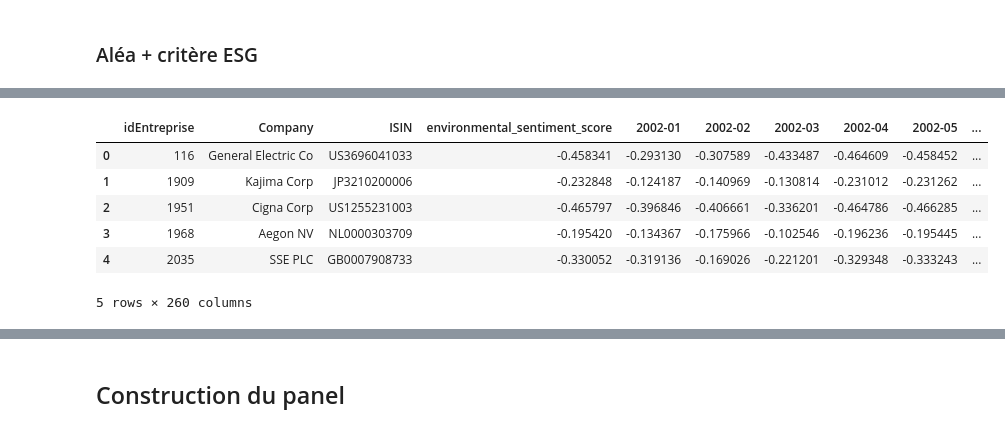
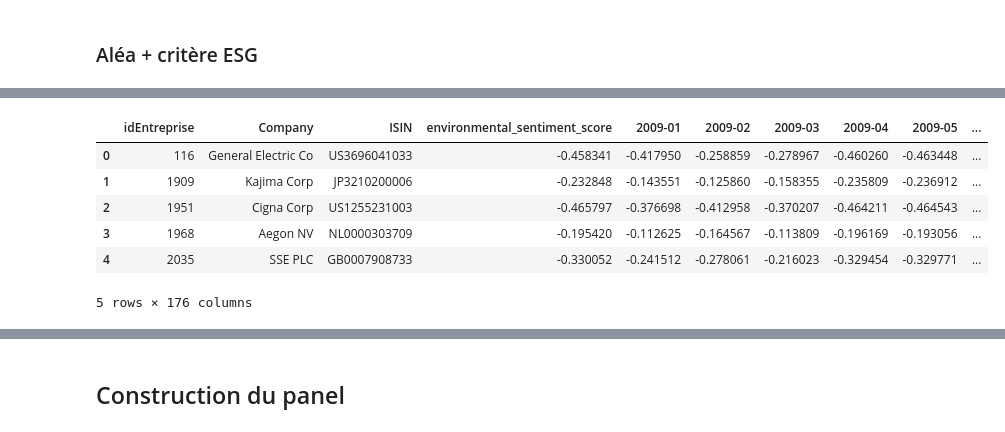
Before and after one commit to tgarnier067/Stat_app, a Jupyter notebook: Econometrie.ipynb, the cells around one changed output, grey strips where cells are left out. Cells and saved outputs as stored; diff of their text form; code cells hidden in the pictures.

```diff
--- a/Econometrie.ipynb
+++ b/Econometrie.ipynb
@@ -401,26 +386,26 @@ On regarde les variations des cotations du critère ESG, en y ajoutant un bruit
 # %%
 # Sélectionner les colonnes sur lesquelles appliquer la fonction de variation
-cols_to_change = filtered_esg_data.columns.difference(['idEntreprise'])
+cols_to_change = PFL_E.columns.difference(['idEntreprise'])
 
 # Remplacer les virgules par des points dans les colonnes sélectionnées
-filtered_esg_data[cols_to_change] = filtered_esg_data[cols_to_change].replace(',', '.', regex=True)
+PFL_E[cols_to_change] = PFL_E[cols_to_change].replace(',', '.', regex=True)
 
 # Convertir les colonnes sélectionnées en type numérique
-filtered_esg_data[cols_to_change] = filtered_esg_data[cols_to_change].apply(pd.to_numeric)
+PFL_E[cols_to_change] = PFL_E[cols_to_change].apply(pd.to_numeric)
 
 # Calculer la variation mensuelle pour les colonnes sélectionnées
-variation_mensuelle = filtered_esg_data[cols_to_change].diff(axis=1) / filtered_esg_data[cols_to_change].shift(axis=1)
+variation_mensuelle = PFL_E[cols_to_change].diff(axis=1) / PFL_E[cols_to_change].shift(axis=1)
 
 # Remplacer les valeurs infinies par NaN
 variation_mensuelle.replace([np.inf, -np.inf], np.nan, inplace=True)
 
 # Ajouter du bruit aux variations mensuelles
 noise = np.random.normal(loc=0, scale=0.01, size=variation_mensuelle.shape)
-var_bruit_esg_data = variation_mensuelle + noise
+var_bruit_PFL_E_data = variation_mensuelle + noise
 
 # Concaténer la colonne 'idEntreprises' avec les variations calculées
-var_bruit_esg_data = pd.concat([filtered_esg_data['idEntreprise'], var_bruit_esg_data], axis=1)
+var_bruit_PFL_E_data = pd.concat([PFL_E['idEntreprise'], var_bruit_PFL_E_data], axis=1)
 
 # Afficher le résultat
-var_bruit_esg_data
+var_bruit_PFL_E_data.head()
 # %% [output]
@@ -442,14 +421,14 @@ Si on suppose qu'une entreprise communique de manière verte, et qu'il faut un c
 # %%
 h = 2
 
-var_bruit_shift_esg_data = var_bruit_esg_data[cols_to_change].shift(h, axis=1)
+var_bruit_PFL_E_data = var_bruit_PFL_E_data[cols_to_change].shift(h, axis=1)
 
 # Générer des valeurs aléatoires pour remplacer les NaN
-random_values = np.random.rand(*var_bruit_shift_esg_data.shape)
+random_values = np.random.rand(*var_bruit_PFL_E_data.shape)
 
 # Remplacer les NaN par des valeurs aléatoires
-var_bruit_shift_esg_data_filled = var_bruit_shift_esg_data.mask(var_bruit_shift_esg_data.isnull(), random_values)
+var_bruit_PFL_E_data_filled = var_bruit_PFL_E_data.mask(var_bruit_PFL_E_data.isnull(), random_values)
 
 # Afficher les premières lignes du DataFrame avec valeurs aléatoires
-var_bruit_shift_esg_data_filled.head()
+var_bruit_PFL_E_data_filled.head()
 # %% [output]
@@ -463,32 +442,32 @@ var_bruit_shift_esg_data_filled.head()
 # %%
 # Sélectionner la valeur finale de 2023-04 pour chaque entreprise
 valeur_finale_2023_04 = summarized_data.loc[:, ['idEntreprise', 'environmental_sentiment_score']]
 
 # Initialiser un DataFrame pour stocker les valeurs initiales et finales
 valeurs_initiales_finales = valeur_finale_2023_04.copy()
 
 # Liste pour stocker les nouvelles colonnes
 new_columns = []
 
 # Parcourir les colonnes de var_bruit_shift_esg_data_filled en sens inverse
-for col in reversed(var_bruit_shift_esg_data_filled.columns):
+for col in reversed(var_bruit_PFL_E_data_filled.columns):
     # Calculer les valeurs initiales à partir des valeurs finales et des taux de variation
-    new_col = valeurs_initiales_finales['environmental_sentiment_score'] / (1 + var_bruit_shift_esg_data_filled[col])
+    new_col = valeurs_initiales_finales['environmental_sentiment_score'] / (1 + var_bruit_PFL_E_data_filled[col])
     new_col.name = col  # Nommer la nouvelle colonne
     new_columns.insert(0,new_col)
 
 # Concaténer les nouvelles colonnes au DataFrame existant
 valeurs_initiales_finales = pd.concat([valeurs_initiales_finales] + new_columns, axis=1)
-env_comm_score_extended_esg = pd.merge(env_comm_score, valeurs_initiales_finales, on=['idEntreprise', 'environmental_sentiment_score'], how='inner')
+env_comm_score_extended_PFL_E = pd.merge(env_comm_score, valeurs_initiales_finales, on=['idEntreprise', 'environmental_sentiment_score'], how='inner')
 
 # Afficher les valeurs initiales et finales
-env_comm_score_extended_esg.head()
+env_comm_score_extended_PFL_E.head()
 # %% [output]
-|  | idEntreprise | Company | ISIN | environmental_sentiment_score | 2002-01 | 2002-02 | 2002-03 | 2002-04 | 2002-05 | ... |
-| 0 | 116 | General Electric Co | US3696041033 | -0.458341 | -0.293130 | -0.307589 | -0.433487 | -0.464609 | -0.458452 | ... |
-| 1 | 1909 | Kajima Corp | JP3210200006 | -0.232848 | -0.124187 | -0.140969 | -0.130814 | -0.231012 | -0.231262 | ... |
-| 2 | 1951 | Cigna Corp | US1255231003 | -0.465797 | -0.396846 | -0.406661 | -0.336201 | -0.464786 | -0.466285 | ... |
-| 3 | 1968 | Aegon NV | NL0000303709 | -0.195420 | -0.134367 | -0.175966 | -0.102546 | -0.196236 | -0.195445 | ... |
-| 4 | 2035 | SSE PLC | GB0007908733 | -0.330052 | -0.319136 | -0.169026 | -0.221201 | -0.329348 | -0.333243 | ... |
+|  | idEntreprise | Company | ISIN | environmental_sentiment_score | 2009-01 | 2009-02 | 2009-03 | 2009-04 | 2009-05 | ... |
+| 0 | 116 | General Electric Co | US3696041033 | -0.458341 | -0.417950 | -0.258859 | -0.278967 | -0.460260 | -0.463448 | ... |
+| 1 | 1909 | Kajima Corp | JP3210200006 | -0.232848 | -0.143551 | -0.125860 | -0.158355 | -0.235809 | -0.236912 | ... |
+| 2 | 1951 | Cigna Corp | US1255231003 | -0.465797 | -0.376698 | -0.412958 | -0.370207 | -0.464211 | -0.464543 | ... |
+| 3 | 1968 | Aegon NV | NL0000303709 | -0.195420 | -0.112625 | -0.164567 | -0.113809 | -0.196169 | -0.193056 | ... |
+| 4 | 2035 | SSE PLC | GB0007908733 | -0.330052 | -0.241512 | -0.278061 | -0.216023 | -0.329454 | -0.329771 | ... |
-5 rows × 260 columns
+5 rows × 176 columns
 # %%
```
Also changed, not shown: parts of 16 cells of this notebook.
